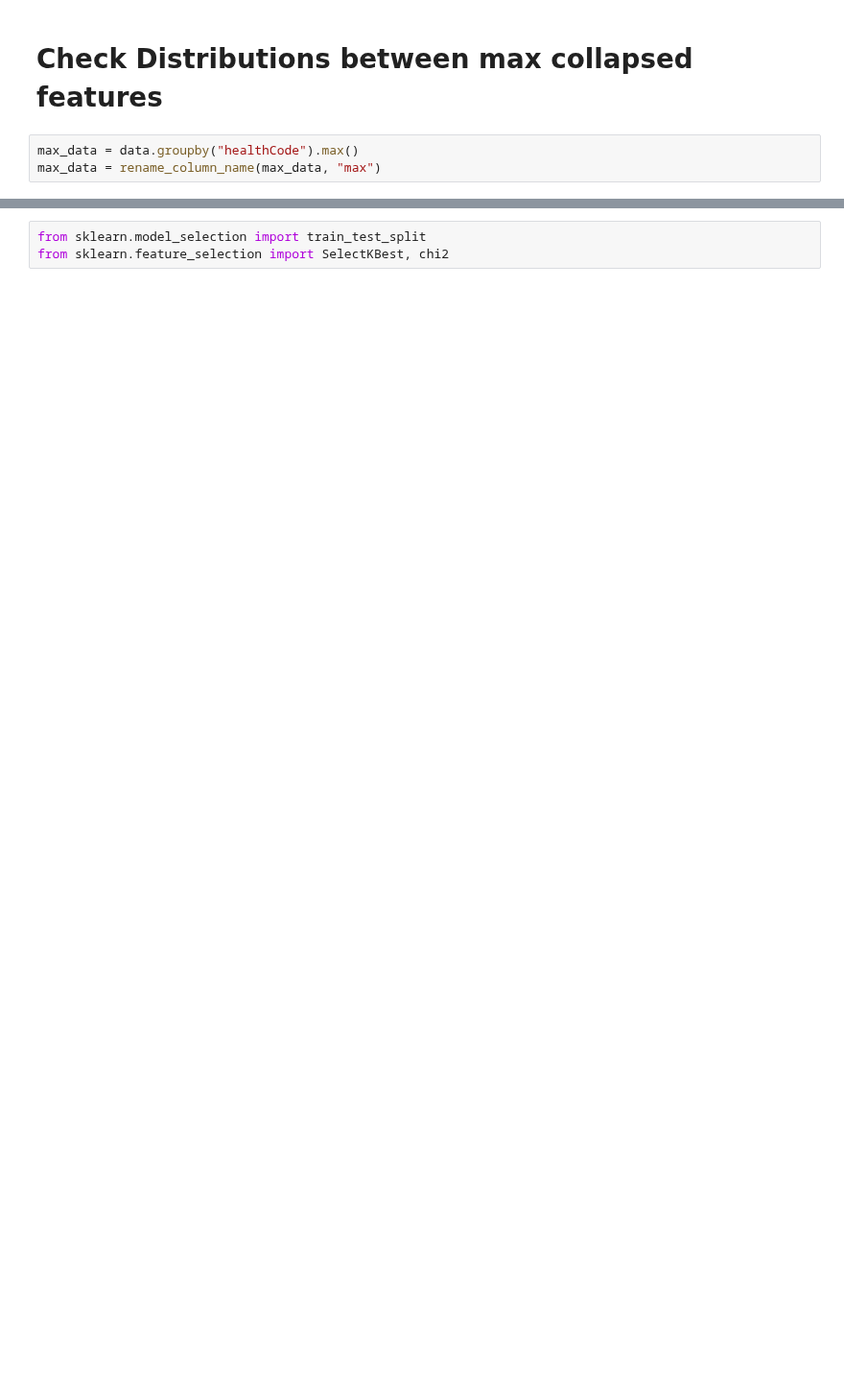
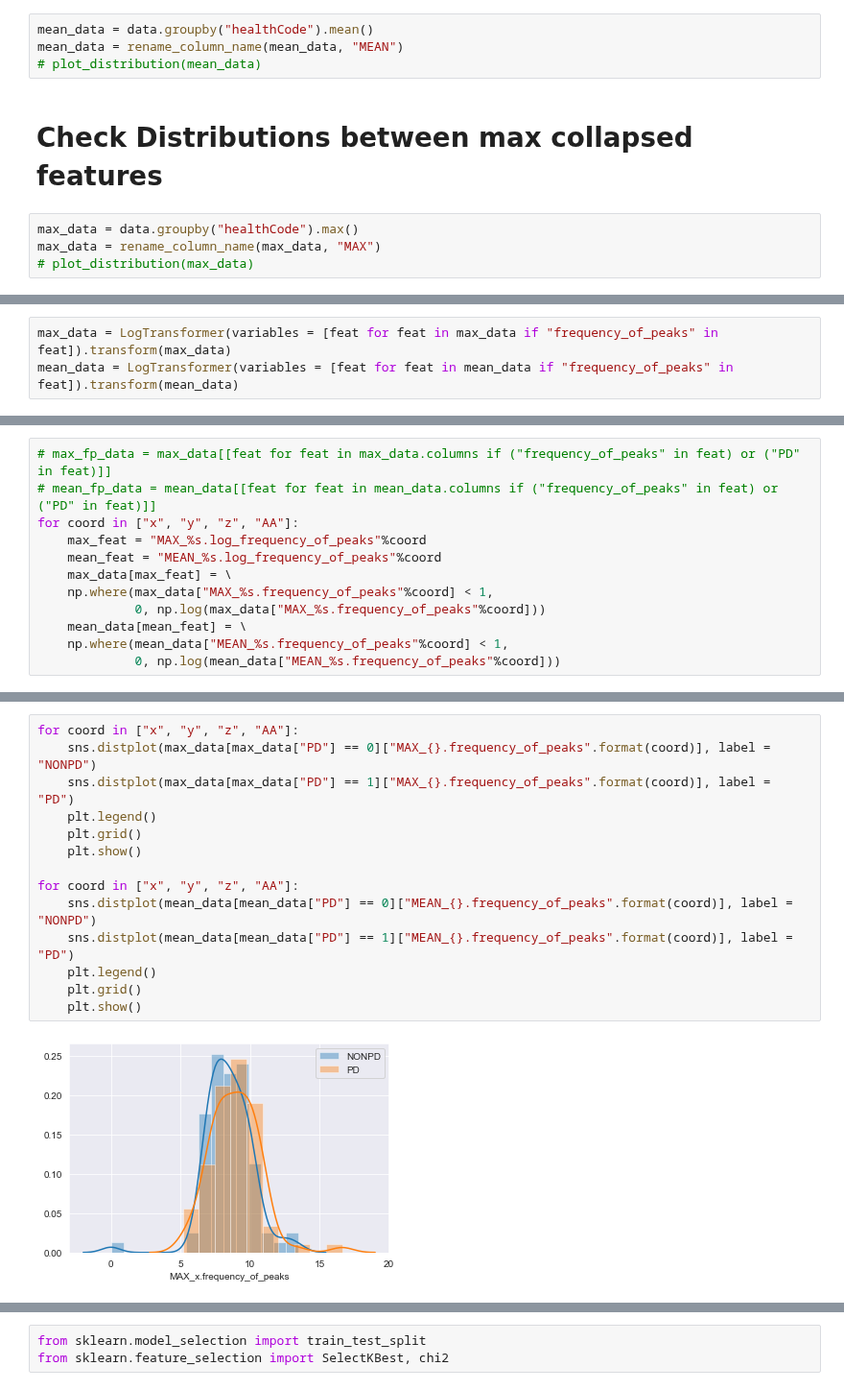
Before and after one commit to arytontediarjo/mPower-Analysis, a Jupyter notebook: Notebooks/FEATURE_ANALYSIS_WALKING.ipynb, the cells around one changed output, grey strips where cells are left out. Shown at 96% size. Cells and saved outputs as stored; diff of their text form; blank space fills up the shorter version.

```diff
--- a/Notebooks/FEATURE_ANALYSIS_WALKING.ipynb
+++ b/Notebooks/FEATURE_ANALYSIS_WALKING.ipynb
@@ -107,5 +102,10 @@ def rename_column_name(data,collapse_type):
+# %%
+mean_data = data.groupby("healthCode").mean()
+mean_data = rename_column_name(mean_data, "MEAN")
+# plot_distribution(mean_data)
 # %% [markdown]
 # Check Distributions between max collapsed features
 # %%
 max_data = data.groupby("healthCode").max()
-max_data = rename_column_name(max_data, "max")
+max_data = rename_column_name(max_data, "MAX")
+# plot_distribution(max_data)
@@ -129,0 +135,3 @@ plot_distribution(max_data)
+# %%
+max_data = LogTransformer(variables = [feat for feat in max_data if "frequency_of_peaks" in feat]).transform(max_data)
+mean_data = LogTransformer(variables = [feat for feat in mean_data if "frequency_of_peaks" in feat]).transform(mean_data)
@@ -129,0 +153,12 @@ plot_distribution(max_data)
+# %%
+# max_fp_data = max_data[[feat for feat in max_data.columns if ("frequency_of_peaks" in feat) or ("PD" in feat)]]
+# mean_fp_data = mean_data[[feat for feat in mean_data.columns if ("frequency_of_peaks" in feat) or ("PD" in feat)]]
+for coord in ["x", "y", "z", "AA"]:
+    max_feat = "MAX_%s.log_frequency_of_peaks"%coord
+    mean_feat = "MEAN_%s.log_frequency_of_peaks"%coord
+    max_data[max_feat] = \
+    np.where(max_data["MAX_%s.frequency_of_peaks"%coord] < 1,
+             0, np.log(max_data["MAX_%s.frequency_of_peaks"%coord]))
+    mean_data[mean_feat] = \
+    np.where(mean_data["MEAN_%s.frequency_of_peaks"%coord] < 1,
+             0, np.log(mean_data["MEAN_%s.frequency_of_peaks"%coord]))
@@ -129,0 +177,16 @@ plot_distribution(max_data)
+# %%
+for coord in ["x", "y", "z", "AA"]:
+    sns.distplot(max_data[max_data["PD"] == 0]["MAX_{}.frequency_of_peaks".format(coord)], label = "NONPD")
+    sns.distplot(max_data[max_data["PD"] == 1]["MAX_{}.frequency_of_peaks".format(coord)], label = "PD")
+    plt.legend()
+    plt.grid()
+    plt.show()
+
+for coord in ["x", "y", "z", "AA"]:
+    sns.distplot(mean_data[mean_data["PD"] == 0]["MEAN_{}.frequency_of_peaks".format(coord)], label = "NONPD")
+    sns.distplot(mean_data[mean_data["PD"] == 1]["MEAN_{}.frequency_of_peaks".format(coord)], label = "PD")
+    plt.legend()
+    plt.grid()
+    plt.show()
+# %% [output]
+[figure, added]
```
Also changed, not shown: parts of 38 cells of this notebook, 22 other files.
